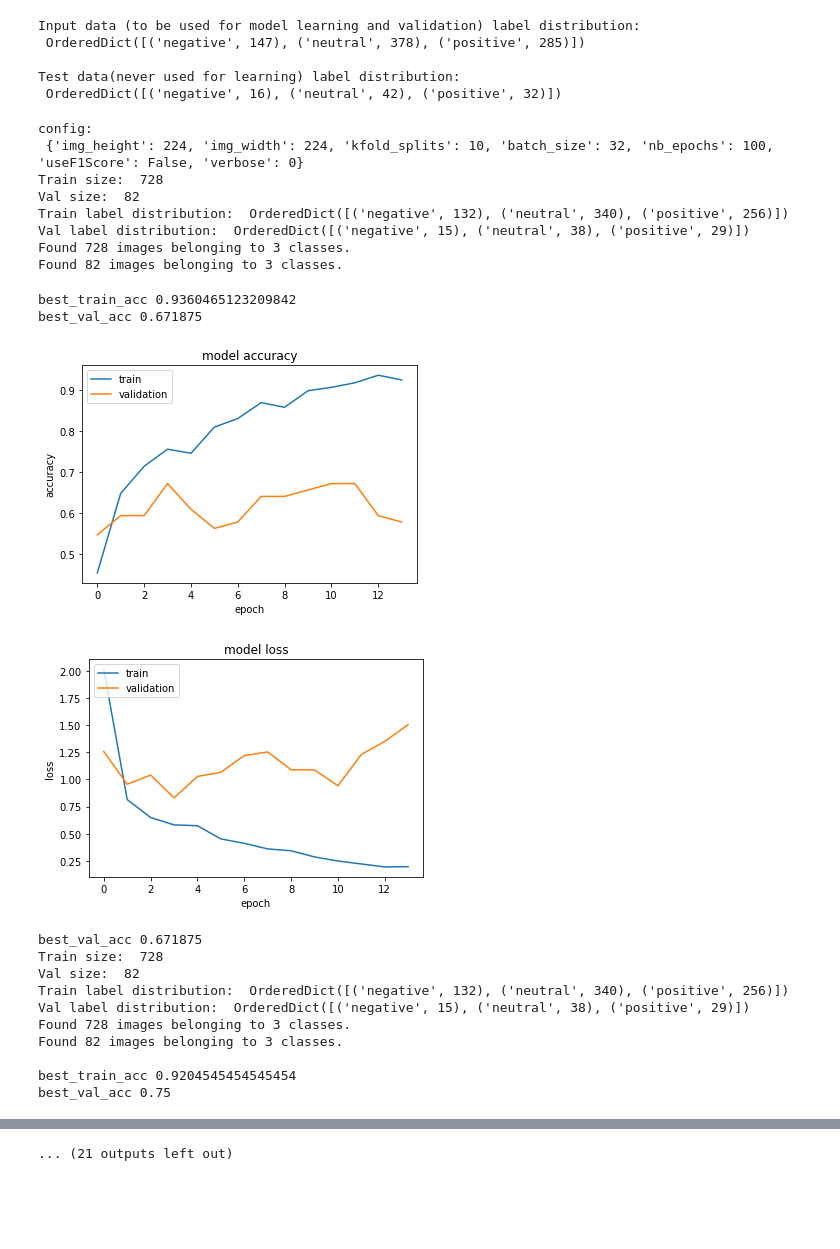
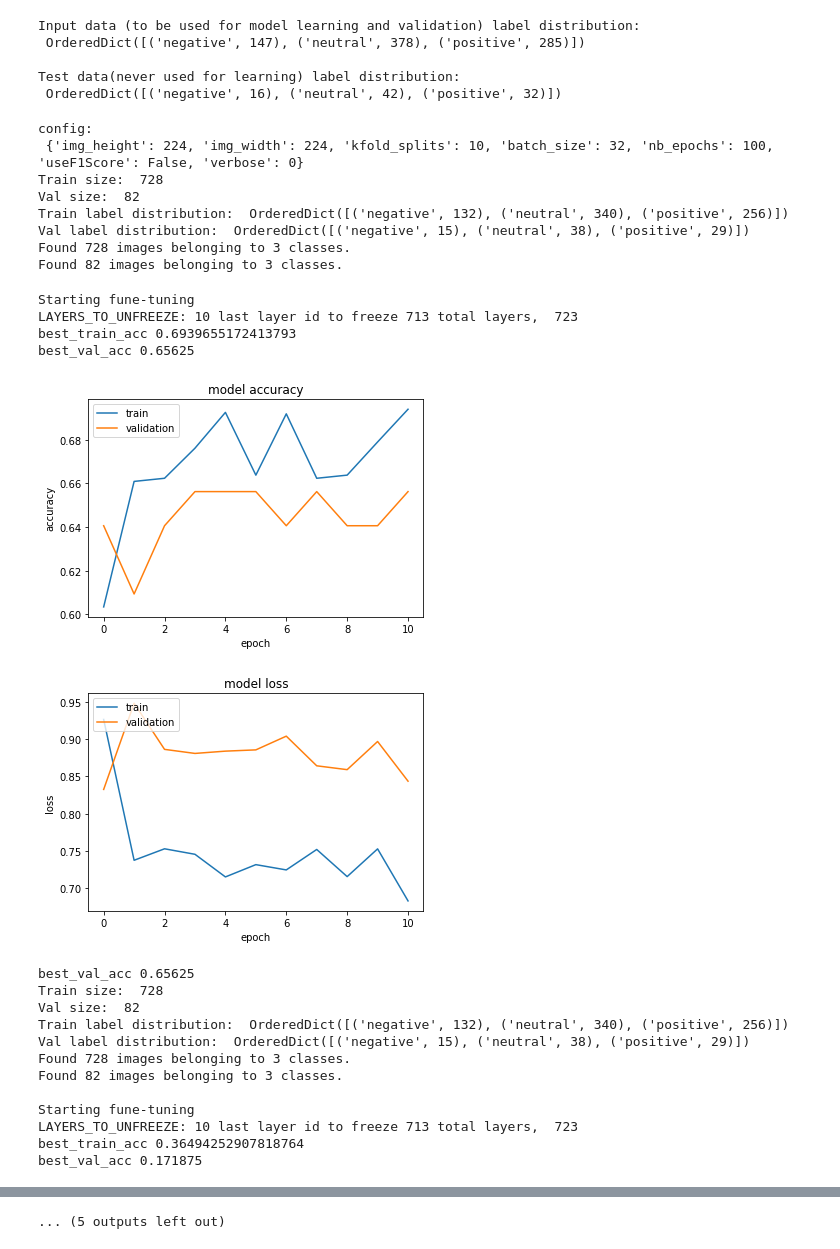
Before and after one commit to elkhand/human-emotions-classifier, a Jupyter notebook: Final Image classification.ipynb, the cells around one changed output, grey strips where cells are left out. Cells and saved outputs as stored; diff of their text form; code cells hidden in the pictures; blank space fills up the shorter version.

Commit message:
First train only added dense layer, then decrease lr, train with few top layers unfrozen

```diff
--- a/Final Image classification.ipynb
+++ b/Final Image classification.ipynb
@@ -161,9 +161,9 @@ nb_epochs = 100
 patience = 10 # ReduceLROnPlateau has 5
 batch_size = 32 # 32
 FC_SIZE = 1024
-LAYERS_TO_UNFREEZE = -10 #249
-img_height = 224 #299
-img_width = 224# 299
+LAYERS_TO_UNFREEZE = 10
+img_height = 224 # 299
+img_width = 224  # 299
 
 useF1Score = False
 verbose=0
@@ -223,9 +223,6 @@ y = input_y
 
 # Shuffe input data
 X, y = shuffle(X,y)
-
-def get_adam_optimizer():
-    return optimizers.Adam()
 
 def setup_to_finetune(model, useF1Score):
     """Freeze the bottom LAYERS_TO_FREEZE and retrain the remaining top layers.
@@ -240,7 +237,7 @@ def setup_to_finetune(model, useF1Score):
         layer.trainable = False
     for layer in model.layers[lastFreezeLayer:]:
         layer.trainable = True
-    model.compile(optimizer=get_adam_optimizer(), loss='categorical_crossentropy',\
+    model.compile(optimizer=optimizers.SGD(lr=0.0001, momentum=0.9), loss='categorical_crossentropy',\
                   metrics=cm.get_metrics(useF1Score))
 
 def setup_to_transfer_learn(model, base_model, useF1Score):
@@ -248,7 +245,7 @@ def setup_to_transfer_learn(model, base_model, useF1Score):
     for layer in base_model.layers:
         layer.trainable = False
 
-    model.compile(optimizer=get_adam_optimizer(), loss='categorical_crossentropy', \
+    model.compile(optimizer='rmsprop', loss='categorical_crossentropy', \
                   metrics=cm.get_metrics(useF1Score))
     print()
 
@@ -262,8 +259,9 @@ def add_new_last_layer(base_model, nb_classes):
     """
     # 62,65,67% w/o reducing lr
     x = base_model.output
+    #x = Dropout(0.5)(x)
+    # convert MxNxC into 1xC
     x = GlobalAveragePooling2D()(x)
-    #x = Dropout(0.3)(x)
     x = Dense(FC_SIZE, activation='relu')(x) #new FC layer, random init
     output_layer = Dense(nb_classes, activation='softmax')(x) #new softmax layer
     model = Model(input=base_model.input, output=output_layer)
@@ -273,7 +271,6 @@ def add_new_last_layer(base_model, nb_classes):
 #     x = Dropout(0.5)(x)
 #     output_layer = Dense(nb_classes, activation='softmax', name='softmax')(x)
 #     model = Model(inputs=base_model.input, outputs=output_layer)
-
     return model
 
 
@@ -302,11 +299,6 @@ def train(trainDir, valDir, config):
     # transfer learning
     setup_to_transfer_learn(model, base_model, config['useF1Score'])
 
-
-    # Freeze some layers
-    #print("Unfreezing some layers")
-    #setup_to_finetune(model, config['useF1Score'])
-
     # monitor='val_loss', patience = 5 default
     reduce_lr = ReduceLROnPlateau()
 
@@ -319,6 +311,23 @@ def train(trainDir, valDir, config):
     history = model.fit_generator(
             train_batches,
             steps_per_epoch= train_batches.samples // config['batch_size'],
+            epochs=5,
+            validation_data=validation_batches,
+            validation_steps= validation_batches.samples // config['batch_size'],
+            shuffle=True,
+            verbose=config['verbose'],
+            #callbacks=callbacks_list,
+            class_weight='auto')
+
+    # fine-tuning
+    print("Starting fune-tuning")
+    setup_to_finetune(model, config['useF1Score'])
+
+    # Add checkpointing to save best model
+    #callbacks_list.append(checkpoint)
+    history = model.fit_generator(
+            train_batches,
+            steps_per_epoch= train_batches.samples // config['batch_size'],
             epochs=config['nb_epochs'],
             validation_data=validation_batches,
             validation_steps= validation_batches.samples // config['batch_size'],
@@ -326,22 +335,6 @@ def train(trainDir, valDir, config):
             verbose=config['verbose'],
             callbacks=callbacks_list,
             class_weight='auto')
-
-#     # fine-tuning
-#     print("Starting fune-tuning")
-#     setup_to_finetune(model, config['useF1Score'])
-
-#     callbacks_list.append(checkpoint)
-#     history = model.fit_generator(
-#             train_generator,
-#             steps_per_epoch= 2000 // config['batch_size'],
-#             epochs=config['nb_epochs'] * 3,
-#             validation_data=validation_generator,
-#             validation_steps= 800 // config['batch_size'],
-#             shuffle=True,
-#             verbose=config['verbose'],
-#             callbacks=callbacks_list,
-#             class_weight='auto')
     return history, model
 
 
@@ -452,38 +445,40 @@ def get_config():
     conf = {}
     conf["img_height"] = img_height
     conf["img_width"] = img_width
     conf["kfold_splits"] = kfold_splits
     conf["batch_size"] = batch_size
     conf["nb_epochs"] = nb_epochs
     conf['useF1Score'] = useF1Score
     conf['verbose'] = verbose
     return conf
 
 def main():
     config = get_config()
     print("config:\n", config)
     prepare_and_train(config)
     # predict()
     # text_pre_processing("hello&nbsp;hi")
     pass
 
 if __name__ == "__main__":
     # execute only if run as a script
     main()
 # %% [output]
 config:
  {'img_height': 224, 'img_width': 224, 'kfold_splits': 10, 'batch_size': 32, 'nb_epochs': 100, 'useF1Score': False, 'verbose': 0}
 Train size:  728
 Val size:  82
 Train label distribution:  OrderedDict([('negative', 132), ('neutral', 340), ('positive', 256)])
 Val label distribution:  OrderedDict([('negative', 15), ('neutral', 38), ('positive', 29)])
 Found 728 images belonging to 3 classes.
 Found 82 images belonging to 3 classes.
-best_train_acc 0.9360465123209842
-best_val_acc 0.671875
+Starting fune-tuning
+LAYERS_TO_UNFREEZE: 10 last layer id to freeze 713 total layers,  723
+best_train_acc 0.6939655172413793
+best_val_acc 0.65625
-[figure, old version]
+[figure, new version]
-[figure, old version]
+[figure, new version]
-best_val_acc 0.671875
+best_val_acc 0.65625
 Train size:  728
 Val size:  82
 Train label distribution:  OrderedDict([('negative', 132), ('neutral', 340), ('positive', 256)])
@@ -491,5 +486,7 @@ Val label distribution:  OrderedDict([('negative', 15), ('neutral', 38), ('posit
 Found 728 images belonging to 3 classes.
 Found 82 images belonging to 3 classes.
 
-best_train_acc 0.9204545454545454
-best_val_acc 0.75
+Starting fune-tuning
+LAYERS_TO_UNFREEZE: 10 last layer id to freeze 713 total layers,  723
+best_train_acc 0.36494252907818764
+best_val_acc 0.171875
@@ -521,4 +522,4 @@ best_val_acc 0.640625
-... (21 outputs left out)
+... (5 outputs left out)
 # %% [markdown]
 ## Experiments
 
```
Also changed, not shown: parts of 3 cells of this notebook, 1 other file.
